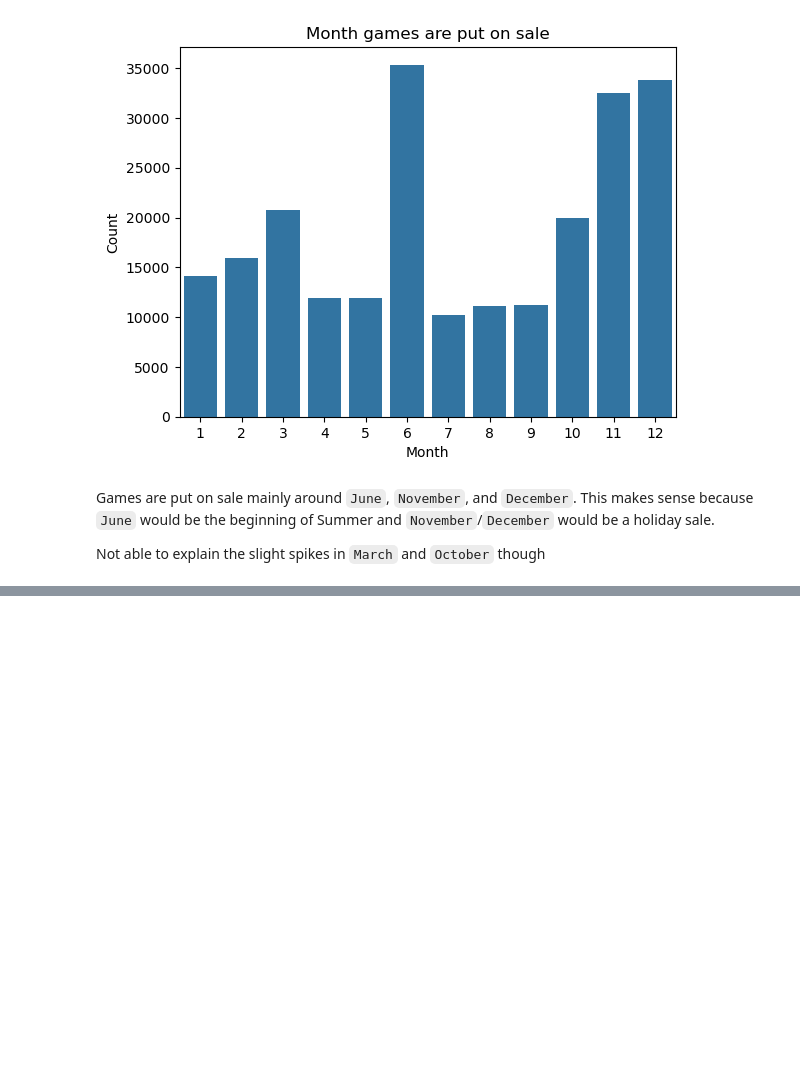
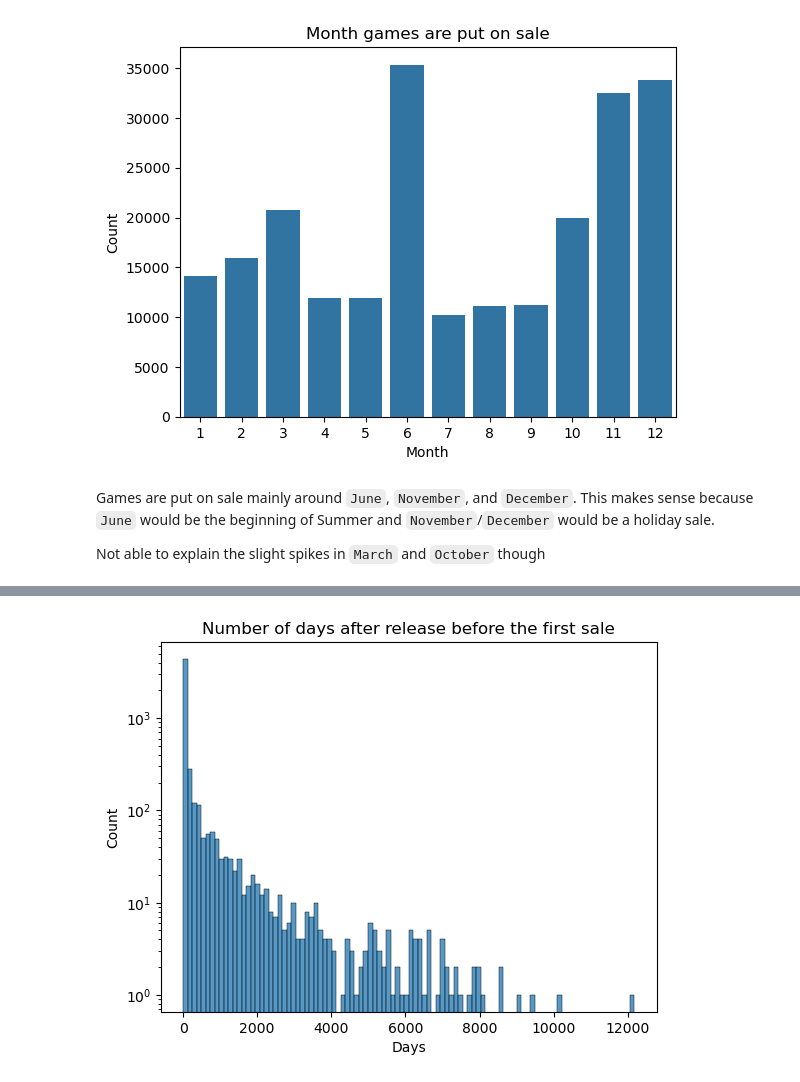
Before and after one commit to alextran1357/game-data-tracker, a Jupyter notebook: src/eda.ipynb, the cells around one changed output, grey strips where cells are left out. Drawn from its saved outputs; the diff is of its cells as text; code cells hidden in the pictures; blank space fills up the shorter version.

```diff
--- a/src/eda.ipynb
+++ b/src/eda.ipynb
@@ -428,0 +575,8 @@ Not able to explain the slight spikes in `March` and `October` though
+# %%
+sns.histplot(data=pos_first_discount, x='first_sale_days', bins=100)
+plt.yscale("log")
+plt.xlabel("Days")
+plt.title("Number of days after release before the first sale")
+plt.show()
+# %% [output]
+[figure, added]
```
Also changed, not shown: parts of 25 cells of this notebook.
